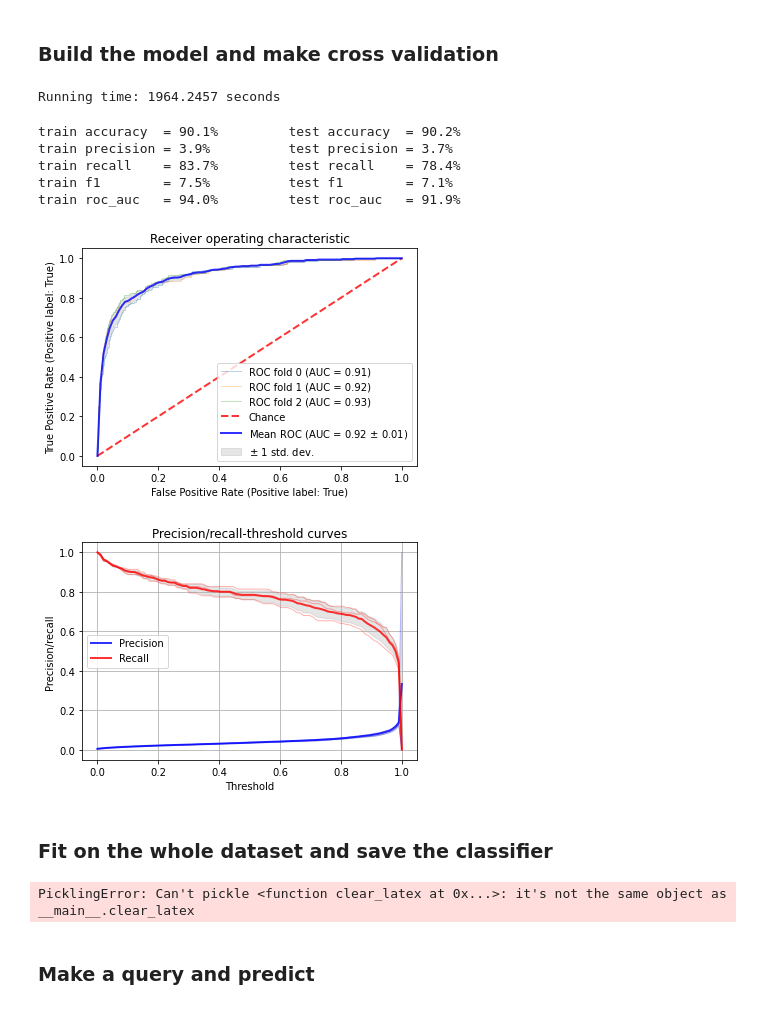
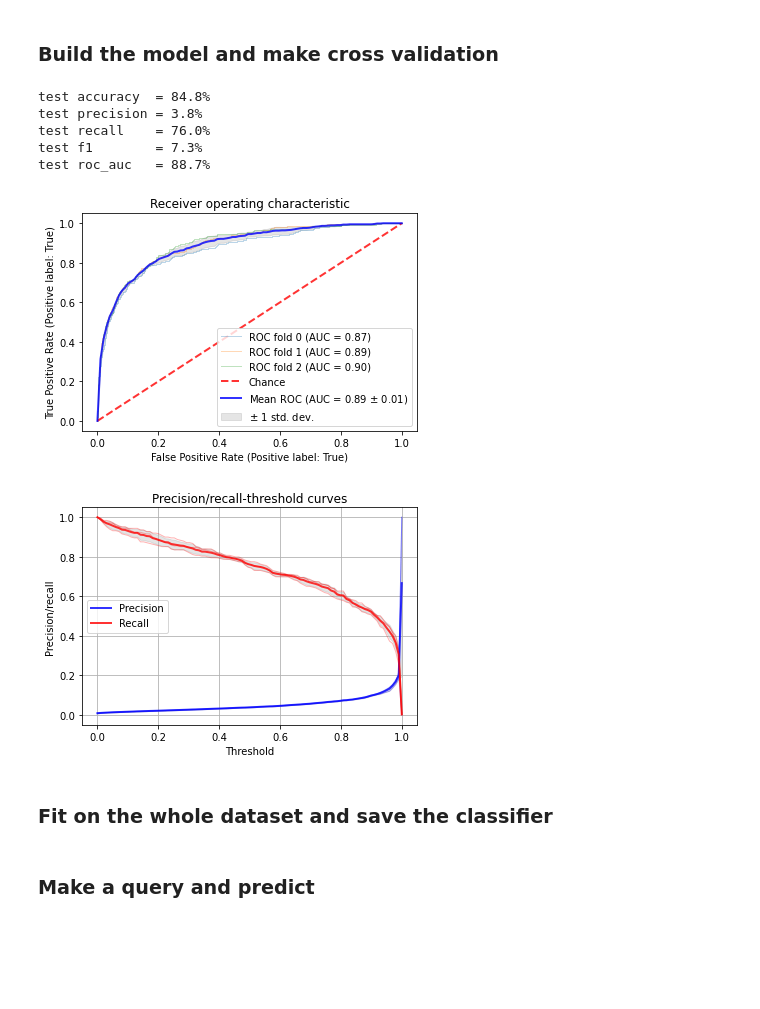
Before and after one commit to borosspeter/arXivRecoSys, a Jupyter notebook: arXivRecoSys.ipynb, the cells around one changed output. Drawn from its saved outputs; the diff is of its cells as text; code cells hidden in the pictures; blank space fills up the shorter version.

```diff
--- a/arXivRecoSys.ipynb
+++ b/arXivRecoSys.ipynb
@@ -176,7 +177,7 @@ def clear_latex(string):
     #s = re.sub('}\\$', '', s)
     #s = re.sub('\\$', '', s)
     ##s = re.sub('\\$.+?\\$', '', s)
-    s = re.sub('\\n', ' ', s)
+    s = re.sub('\n', ' ', s)
     s = regex.sub(' ', s)
     return s
 # %% [markdown]
@@ -259,8 +263,6 @@ y = list(all_df['cited'])
 # %% [markdown]
 ### Build the model and make cross validation
 # %%
-tic = time.perf_counter()
-
 tokenizer = LemmaTokenizer()
 token_stop = tokenizer(' '.join(stop_words))
 
@@ -303,26 +305,21 @@ cvsplitter = StratifiedShuffleSplit(n_splits=3, random_state=0)
 
 scores = cross_validate(classifier, X, y, cv=cvsplitter,
                         scoring=('accuracy', 'precision', 'recall', 'f1', 'roc_auc'),
-                        return_train_score=True,
+                        #return_train_score=True,
                         return_estimator=True,
                         n_jobs=-1)
-
-toc = time.perf_counter()
-print(f"Running time: {toc - tic:0.4f} seconds")
-# %% [output]
-Running time: 1964.2457 seconds
 # %%
-print_score(scores, ['accuracy','precision','recall','f1','roc_auc'], train=True)
+print_score(scores, ['accuracy','precision','recall','f1','roc_auc'], train=False)
 roc_curve_cv_plot(X, y, cvsplitter, scores['estimator'])
 precision_recall_cv_plot(X, y, cvsplitter, scores['estimator'])
 # %% [output]
-train accuracy  = 90.1%         test accuracy  = 90.2%
-train precision = 3.9%          test precision = 3.7%
-train recall    = 83.7%         test recall    = 78.4%
-train f1        = 7.5%          test f1        = 7.1%
-train roc_auc   = 94.0%         test roc_auc   = 91.9%
+test accuracy  = 84.8%
+test precision = 3.8%
+test recall    = 76.0%
+test f1        = 7.3%
+test roc_auc   = 88.7%
-[figure, old version]
+[figure, new version]
-[figure, old version]
+[figure, new version]
 # %% [markdown]
 ### Fit on the whole dataset and save the classifier
 # %%
@@ -330,8 +327,6 @@ classifier.fit(X, y);
 
 filename = 'data/model.sav'
 pickle.dump(classifier, open(filename, 'wb'))
-# %% [output]
-PicklingError: Can't pickle <function clear_latex at 0x...>: it's not the same object as __main__.clear_latex
 # %% [markdown]
 ### Make a query and predict
 # %%
```
Also changed, not shown: parts of 8 cells of this notebook, 2 other files.
